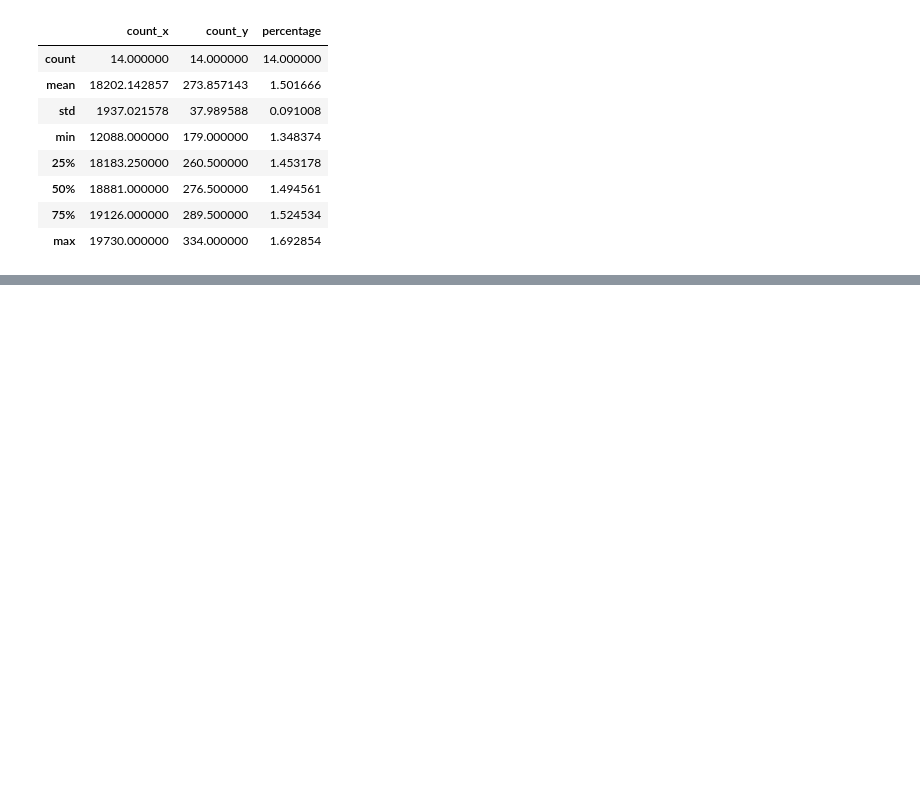
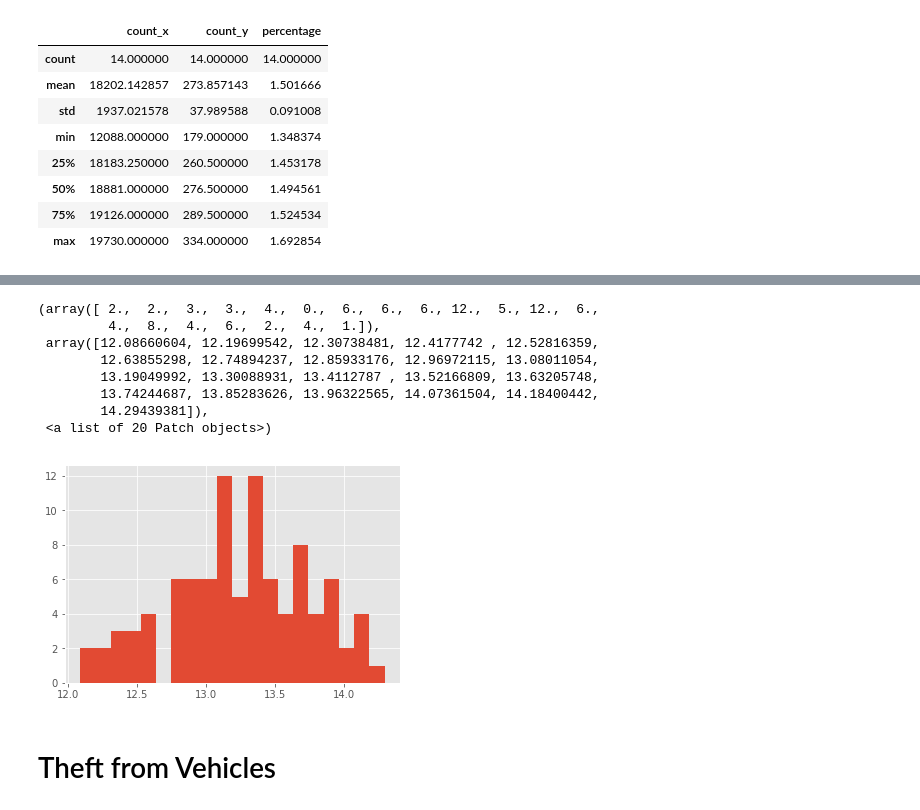
Before and after one commit to WhimsicalNose03/Cannabis-Cash-Crop-or-Crime-Boom-, a Jupyter notebook: la_plots_proportions.ipynb, the cells around one changed output, grey strips where cells are left out. Cells and saved outputs as stored; diff of their text form; code cells hidden in the pictures; blank space fills up the shorter version.

```diff
--- a/la_plots_proportions.ipynb
+++ b/la_plots_proportions.ipynb
@@ -360,0 +434,3 @@ plt.hist(la_drug_alc_prop_non_legal['percentage'],bins=25)
+# %%
+la_pub_disorder_counts = la_pub_disorder.groupby(['month_year']).count()
+la_pub_disorder_counts.head()
@@ -360,0 +445,4 @@ plt.hist(la_drug_alc_prop_non_legal['percentage'],bins=25)
+# %%
+la_pub_disorder_counts['count'] = la_pub_disorder_counts['Area Name']
+la_pub_disorder_counts = la_pub_disorder_counts.drop(['Area Name','Crime Code Description','Address','offense_category'],axis=1)
+la_pub_disorder_counts.head()
@@ -360,0 +457,4 @@ plt.hist(la_drug_alc_prop_non_legal['percentage'],bins=25)
+# %%
+la_pub_disorder_prop = la_crime_counts.merge(la_pub_disorder_counts, how='outer',left_index=True,right_index=True)
+la_pub_disorder_prop['percentage'] = (la_pub_disorder_prop['count_y'] / la_pub_disorder_prop['count_x'])*100
+la_pub_disorder_prop.head()
@@ -360,0 +469,3 @@ plt.hist(la_drug_alc_prop_non_legal['percentage'],bins=25)
+# %%
+la_pub_disorder_prop_legalized = la_pub_disorder_prop.tail(14)
+la_pub_disorder_prop_non_legal = la_pub_disorder_prop.head(96)
@@ -360,0 +496,15 @@ plt.hist(la_drug_alc_prop_non_legal['percentage'],bins=25)
+# %%
+# distribution of percentages of pub disorder crimes b4 legalization
+plt.hist(la_pub_disorder_prop_non_legal['percentage'],bins=20)
+# %% [output]
+(array([ 2.,  2.,  3.,  3.,  4.,  0.,  6.,  6.,  6., 12.,  5., 12.,  6.,
+         4.,  8.,  4.,  6.,  2.,  4.,  1.]),
+ array([12.08660604, 12.19699542, 12.30738481, 12.4177742 , 12.52816359,
+        12.63855298, 12.74894237, 12.85933176, 12.96972115, 13.08011054,
+        13.19049992, 13.30088931, 13.4112787 , 13.52166809, 13.63205748,
+        13.74244687, 13.85283626, 13.96322565, 14.07361504, 14.18400442,
+        14.29439381]),
+ <a list of 20 Patch objects>)
+[figure, added]
+# %% [markdown]
+# Theft from Vehicles
```
Also changed, not shown: parts of 33 cells of this notebook, 2 other files.
